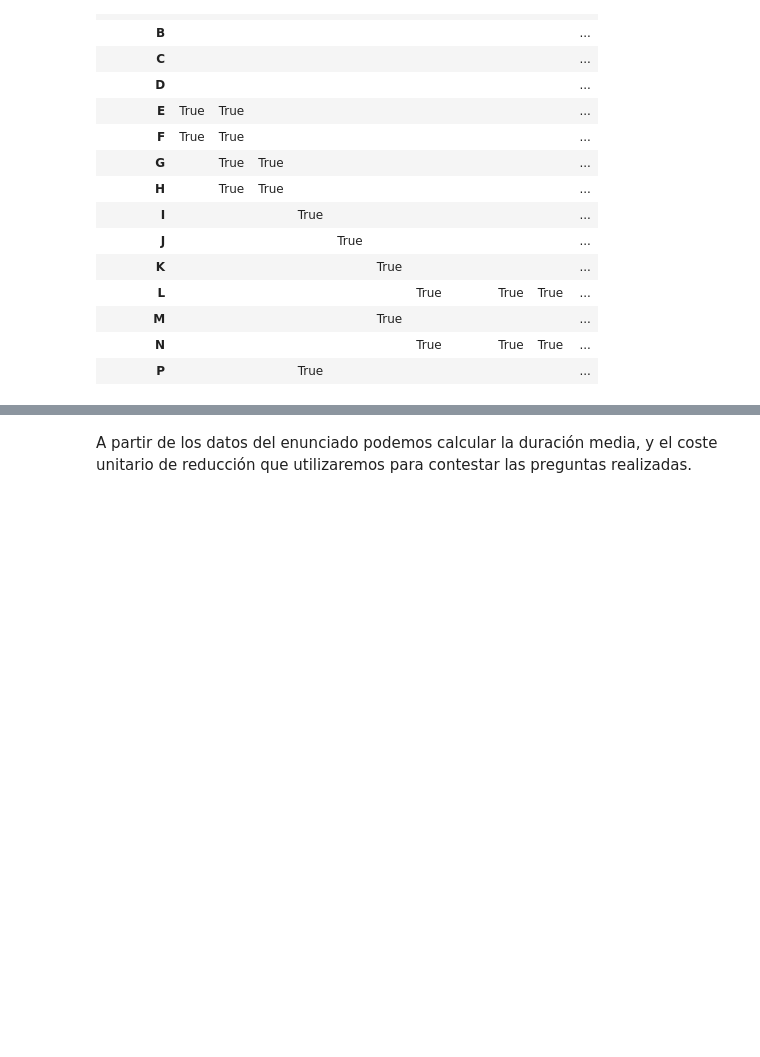
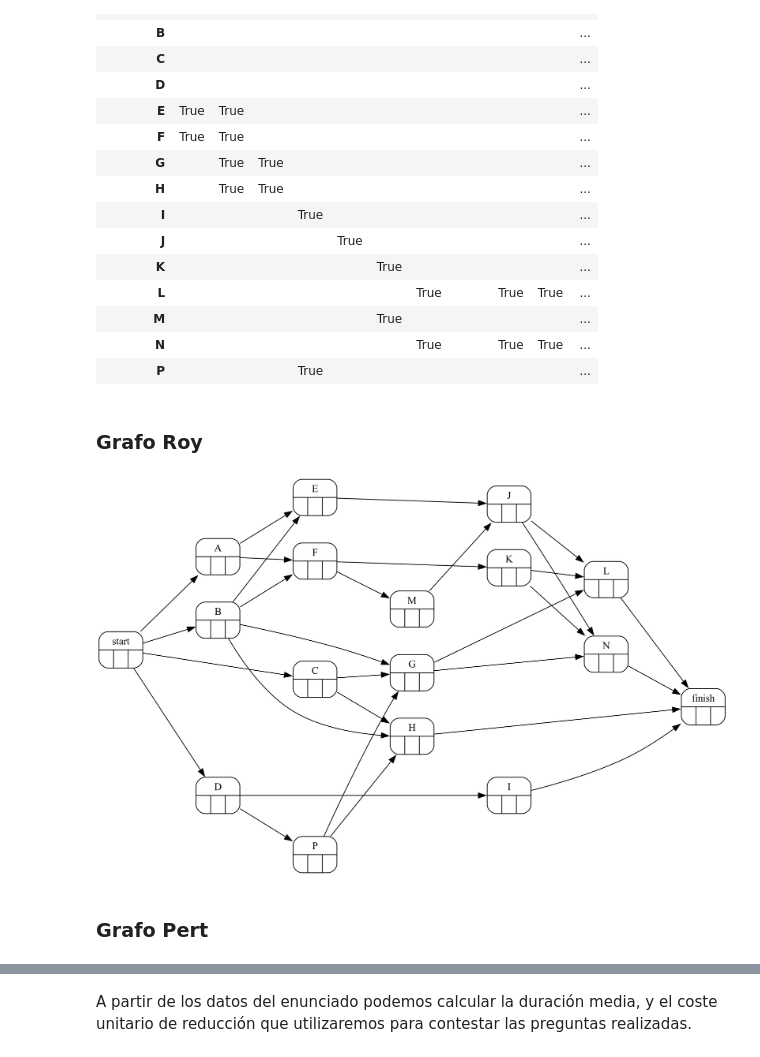
Before and after one commit to mcasl/pmULE, a Jupyter notebook: notebooks/Ejercicio_20.ipynb, the cells around one changed output, grey strips where cells are left out. Drawn from its saved outputs; the diff is of its cells as text; code cells hidden in the pictures; blank space fills up the shorter version.

```diff
--- a/notebooks/Ejercicio_20.ipynb
+++ b/notebooks/Ejercicio_20.ipynb
@@ -160,3 +129,14 @@ prelaciones.display_immediate_linkage_matrix()
 | M |  |  |  |  |  | True |  |  |  |  |  | ... |
 | N |  |  |  |  |  |  | True |  |  | True | True | ... |
 | P |  |  |  | True |  |  |  |  |  |  |  | ... |
+# %% [markdown]
+### Grafo Roy
+# %%
+#| fig-cap: "Grafo Roy"
+#| label: fig-RoySinTiempos
+proyecto = prelaciones.create_project()
+proyecto.roy(ranksep=1.0)
+# %% [output]
+[figure, added]
+# %% [markdown]
+### Grafo Pert
```
Also changed, not shown: parts of 42 cells of this notebook, 2 other files.
